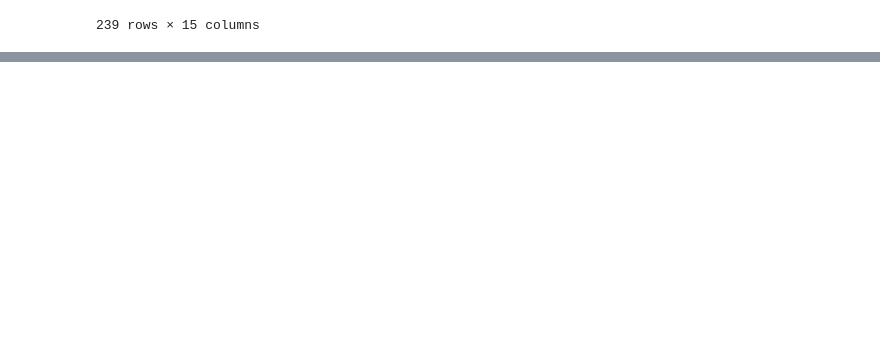
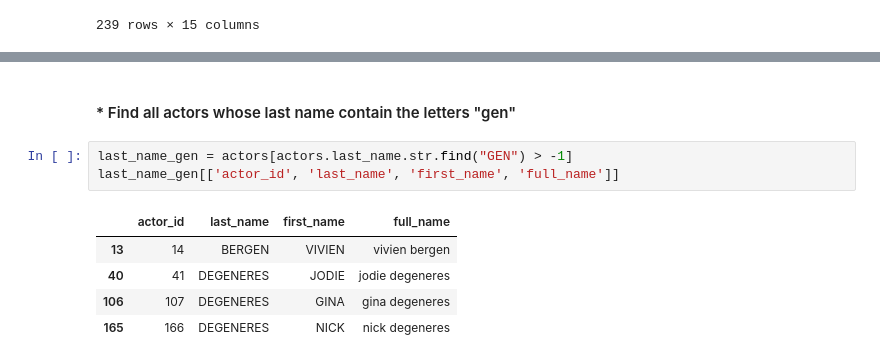
Before and after one commit to david-ryan-alviola/numpy-pandas-visualization-exercises, a Jupyter notebook: advanced_dataframes.ipynb, the cells around one changed output, grey strips where cells are left out. Drawn from its saved outputs; the diff is of its cells as text; blank space fills up the shorter version.

```diff
--- a/advanced_dataframes.ipynb
+++ b/advanced_dataframes.ipynb
@@ -221,0 +396,11 @@ countries
+# %% [markdown]
+#### * Find all actors whose last name contain the letters "gen"
+# %%
+last_name_gen = actors[actors.last_name.str.find("GEN") > -1]
+last_name_gen[['actor_id', 'last_name', 'first_name', 'full_name']]
+# %% [output]
+|  | actor_id | last_name | first_name | full_name |
+| 13 | 14 | BERGEN | VIVIEN | vivien bergen |
+| 40 | 41 | DEGENERES | JODIE | jodie degeneres |
+| 106 | 107 | DEGENERES | GINA | gina degeneres |
+| 165 | 166 | DEGENERES | NICK | nick degeneres |
```
Also changed, not shown: parts of 25 cells of this notebook.
